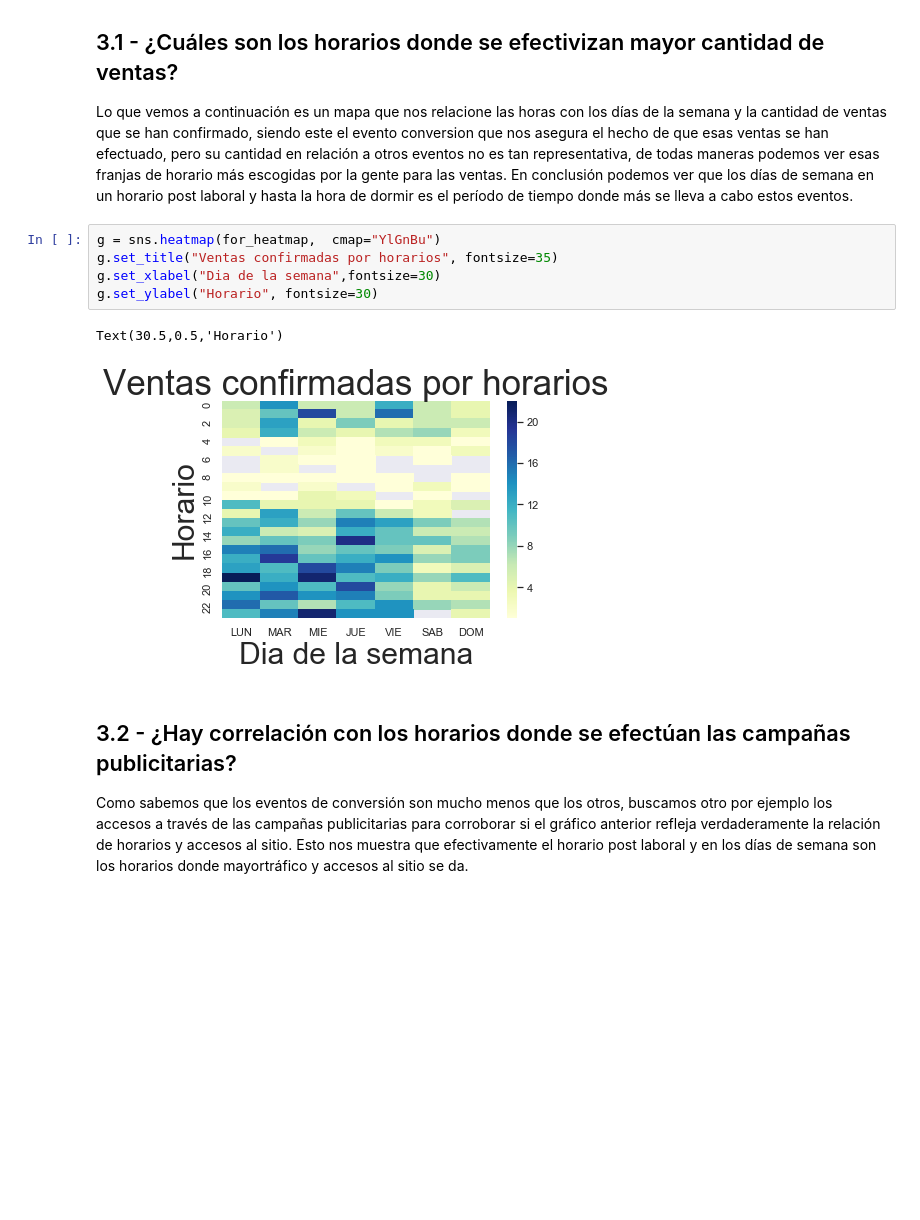
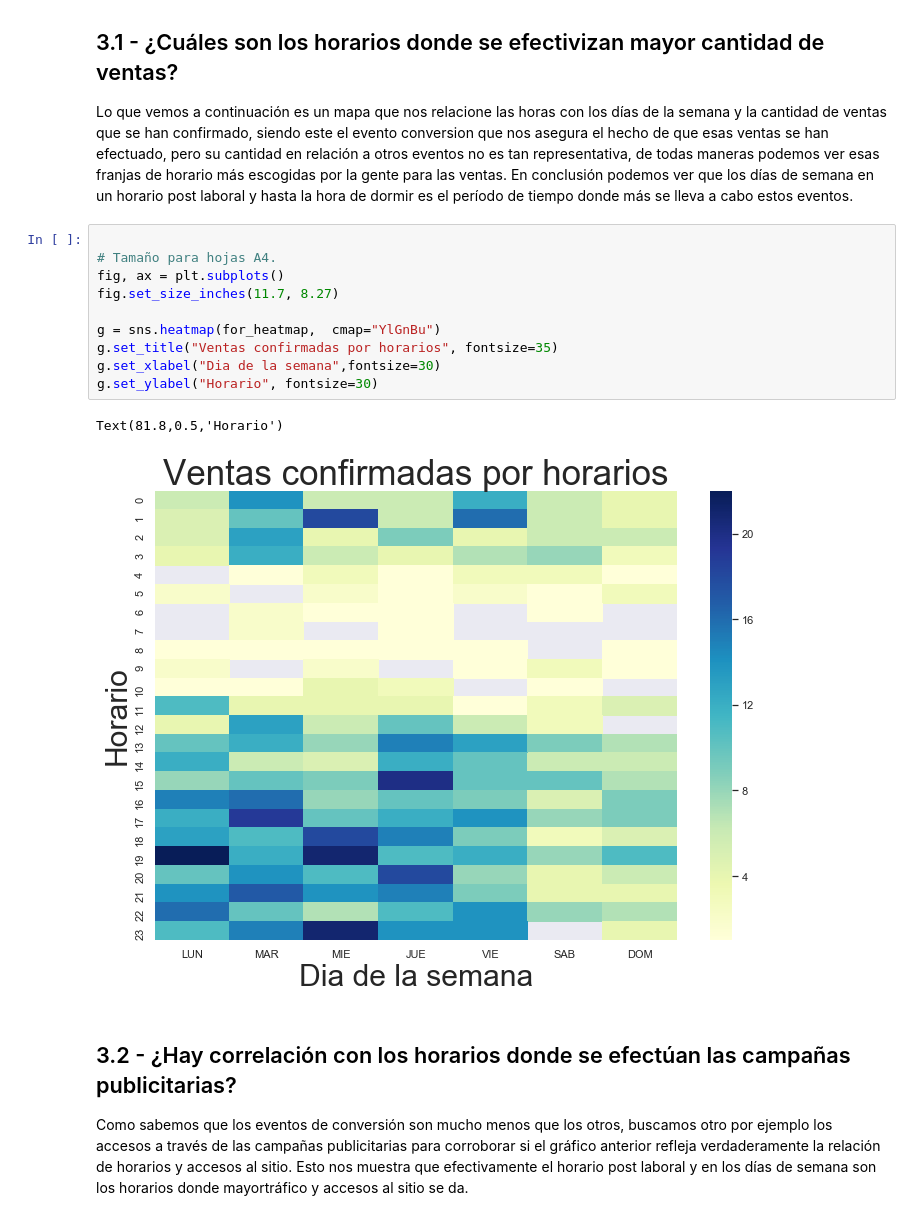
Before and after one commit to asilvestri2020/7506_2C2018, a Jupyter notebook: TP1/Informe_TP1_FINAL.ipynb, the cells around one changed output. Saved outputs shown, nothing was run; the diff lists cells and outputs as text; blank space fills up the shorter version.

Commit message:
Tamaños de gráficos y Dos Gráficos más
...

```diff
--- a/TP1/Informe_TP1_FINAL.ipynb
+++ b/TP1/Informe_TP1_FINAL.ipynb
@@ -377,13 +398,18 @@ Text(0,0.5,'Cantidad de Visitas')
 
 Lo que vemos a continuación es un mapa que nos relacione las horas con los días de la semana y la cantidad de ventas que se han confirmado, siendo este el evento conversion que nos asegura el hecho de que esas ventas se han efectuado, pero su cantidad en relación a otros eventos no es tan representativa, de todas maneras podemos ver esas franjas de horario más escogidas por la gente para las ventas. En conclusión podemos ver que los días de semana en un horario post laboral y hasta la hora de dormir es el período de tiempo donde más se lleva a cabo estos eventos.
 # %%
+
+# Tamaño para hojas A4.
+fig, ax = plt.subplots()
+fig.set_size_inches(11.7, 8.27)
+
 g = sns.heatmap(for_heatmap,  cmap="YlGnBu")
 g.set_title("Ventas confirmadas por horarios", fontsize=35)
 g.set_xlabel("Dia de la semana",fontsize=30)
 g.set_ylabel("Horario", fontsize=30)
 # %% [output]
-Text(30.5,0.5,'Horario')
+Text(81.8,0.5,'Horario')
-[figure, old version]
+[figure, new version]
 # %% [markdown]
 ## 3.2 - ¿Hay correlación con los horarios donde se efectúan las campañas publicitarias?
 
```
Also changed, not shown: parts of 29 cells of this notebook.
